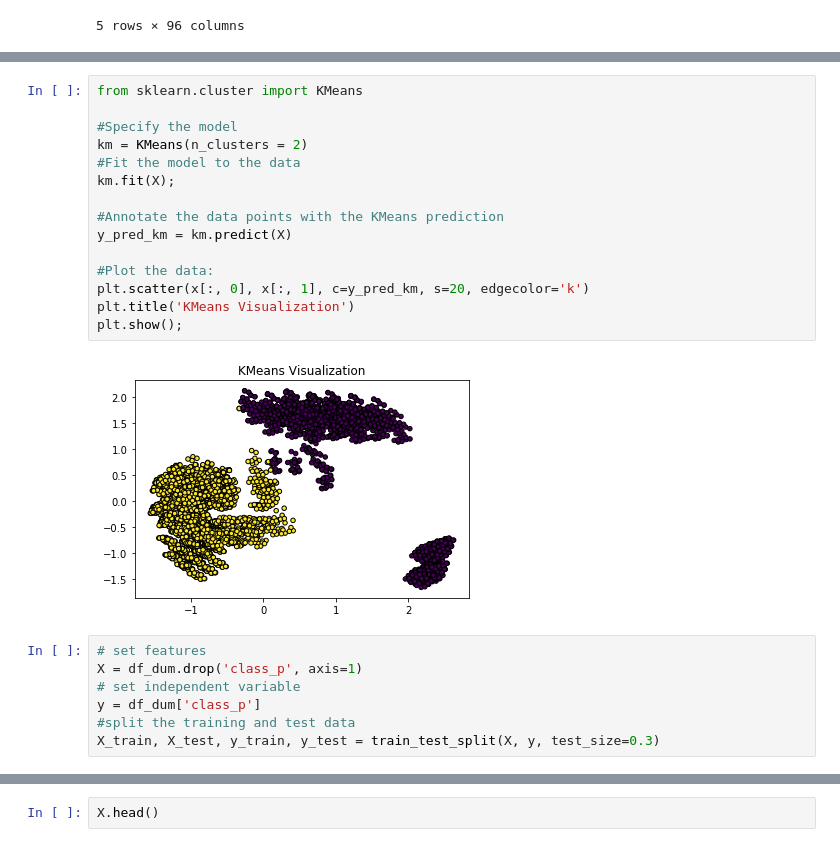
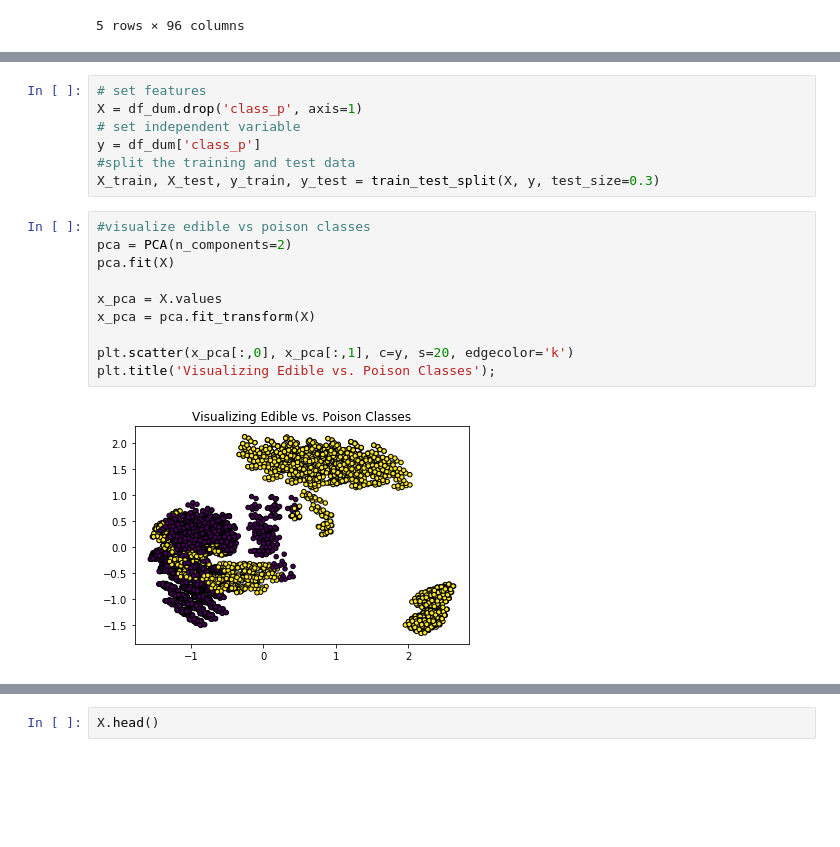
Before and after one commit to BrendanMoore42/ProjectTemp, a Jupyter notebook: MushroomClass/mushroom_kern1.ipynb, the cells around one changed output, grey strips where cells are left out. Drawn from its saved outputs; the diff is of its cells as text; blank space fills up the shorter version.

```diff
--- a/MushroomClass/mushroom_kern1.ipynb
+++ b/MushroomClass/mushroom_kern1.ipynb
@@ -95,20 +85,3 @@ plt.title('Visualizing Edible vs. Poison Classes');
-# %%
-from sklearn.cluster import KMeans
-
-#Specify the model
-km = KMeans(n_clusters = 2)
-#Fit the model to the data
-km.fit(X);
-
-#Annotate the data points with the KMeans prediction
-y_pred_km = km.predict(X)
-
-#Plot the data:
-plt.scatter(x[:, 0], x[:, 1], c=y_pred_km, s=20, edgecolor='k')
-plt.title('KMeans Visualization')
-plt.show();
-# %% [output]
-[figure, removed]
 # %%
 # set features
 X = df_dum.drop('class_p', axis=1)
@@ -116,3 +89,15 @@ X = df_dum.drop('class_p', axis=1)
 y = df_dum['class_p']
 #split the training and test data
 X_train, X_test, y_train, y_test = train_test_split(X, y, test_size=0.3)
+# %%
+#visualize edible vs poison classes
+pca = PCA(n_components=2)
+pca.fit(X)
+
+x_pca = X.values
+x_pca = pca.fit_transform(X)
+
+plt.scatter(x_pca[:,0], x_pca[:,1], c=y, s=20, edgecolor='k')
+plt.title('Visualizing Edible vs. Poison Classes');
+# %% [output]
+[figure, added]
```
Also changed, not shown: parts of 7 cells of this notebook.
